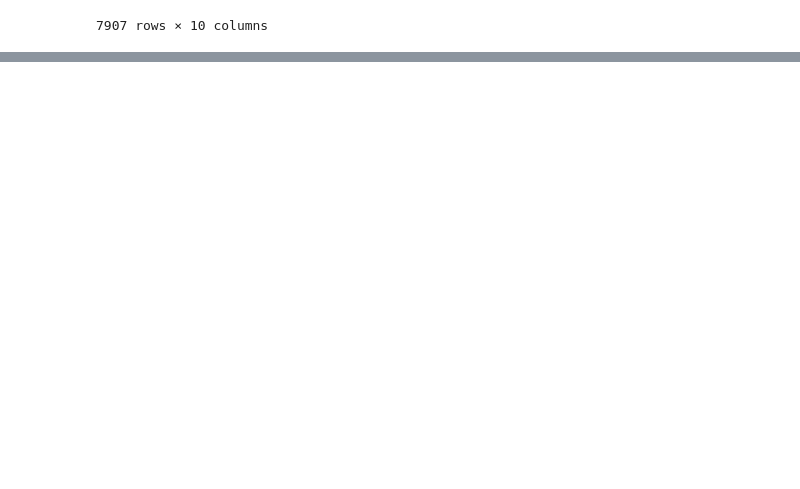
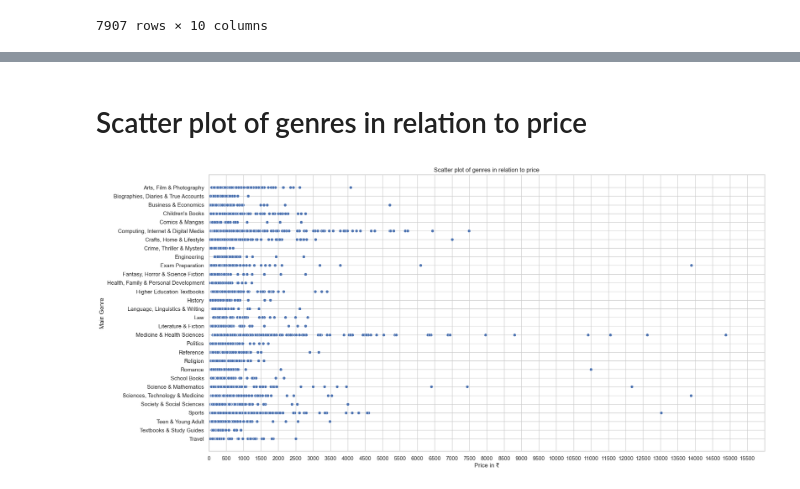
Before and after one commit to ALEXUSCR-27/Amazon-Books-Genre-Classifier, a Jupyter notebook: notebooks/02-Processed-notebook.ipynb, the cells around one changed output, grey strips where cells are left out. Drawn from its saved outputs; the diff is of its cells as text; code cells hidden in the pictures; blank space fills up the shorter version.

```diff
--- a/notebooks/02-Processed-notebook.ipynb
+++ b/notebooks/02-Processed-notebook.ipynb
@@ -64,0 +77,17 @@ plt.show()
+# %% [markdown]
+# Scatter plot of genres in relation to price
+# %%
+sns.set_theme(style='whitegrid')
+
+
+plt.figure(figsize=(20,10))
+sns.scatterplot(x='Price', y='Main Genre', data=books_df)
+plt.xlim(0, 16000)
+plt.xticks(range(0, 16000, 500))
+
+plt.xlabel('Price in ₹')
+plt.ylabel('Main Genre')
+plt.title('Scatter plot of genres in relation to price')
+plt.show()
+# %% [output]
+[figure, added]
```
Also changed, not shown: parts of 9 cells of this notebook.
